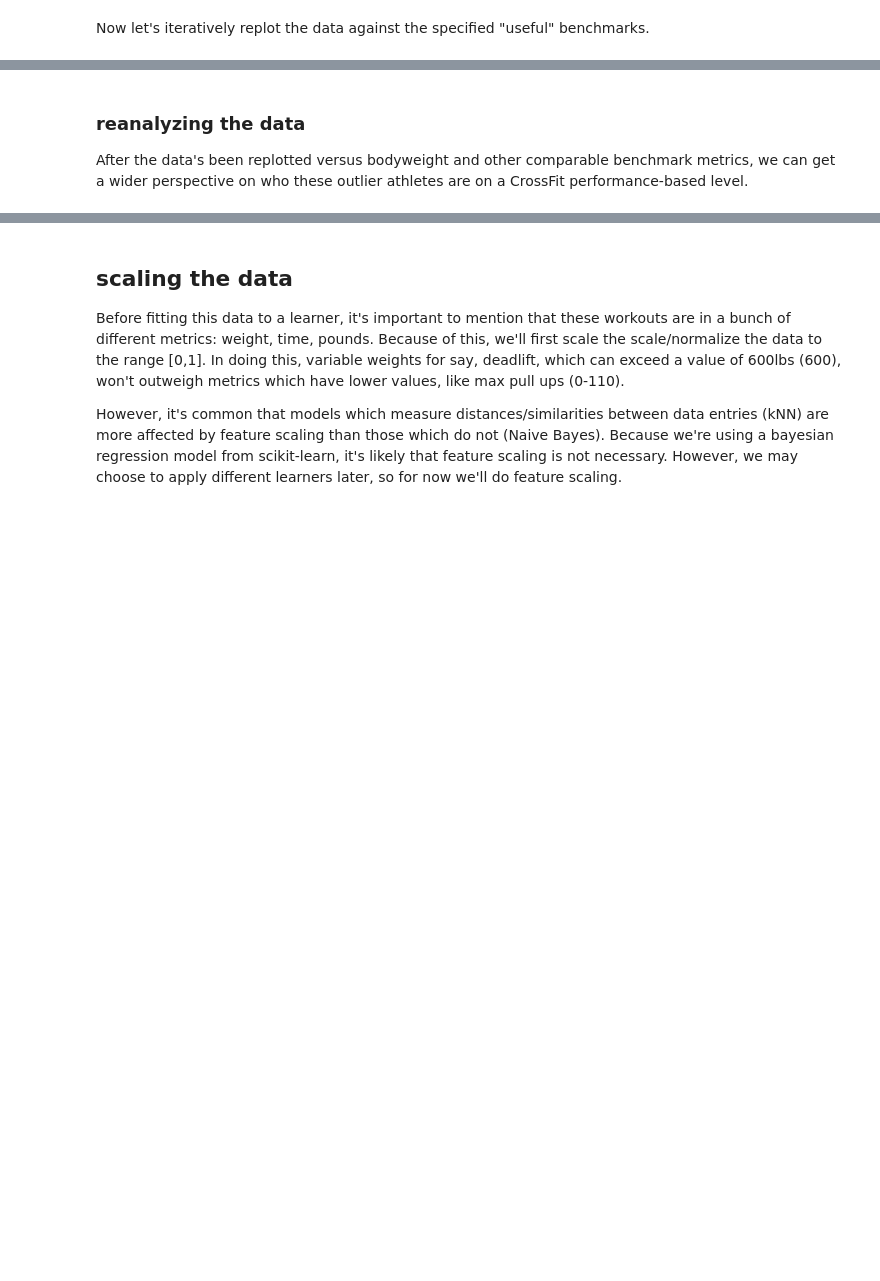
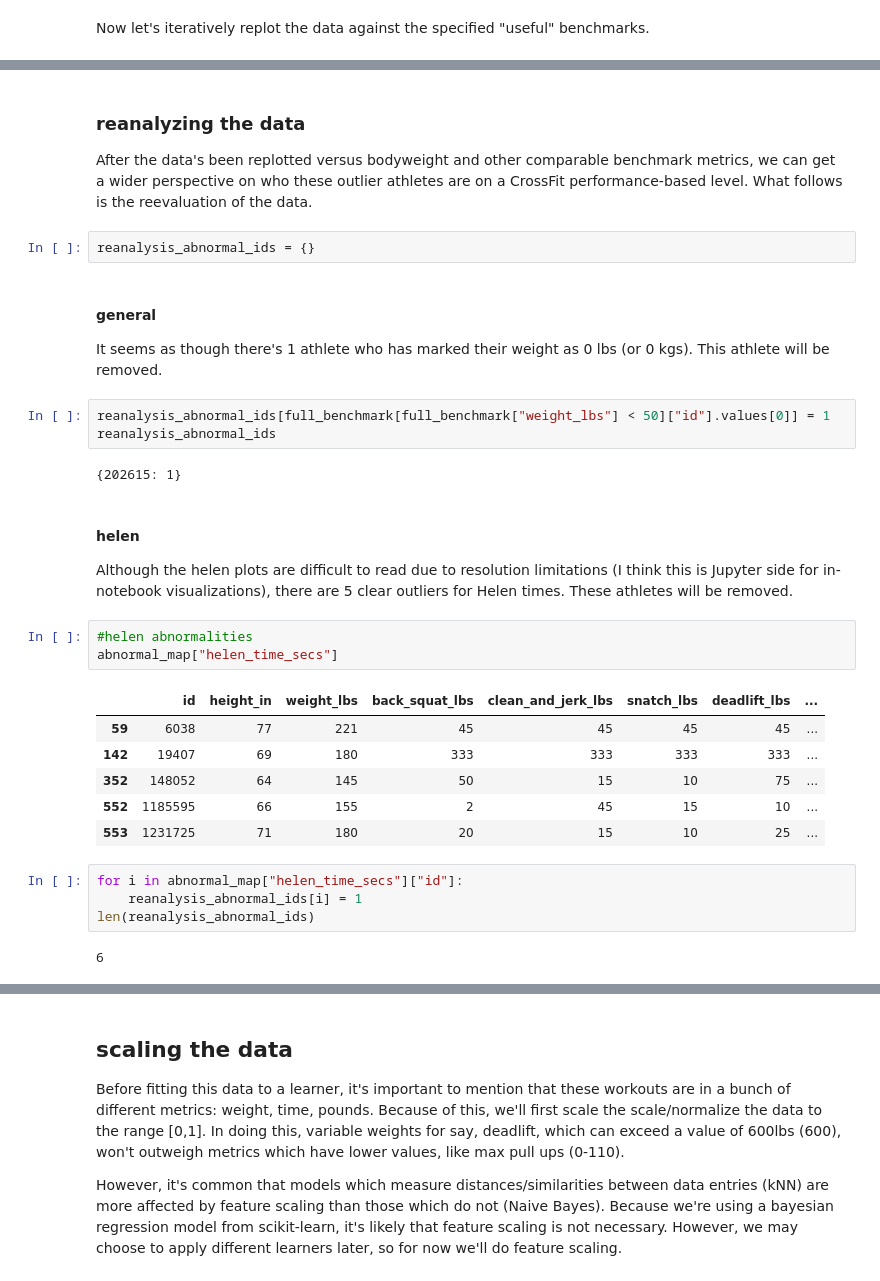
Before and after one commit to zfreedman/crossfit_open_2018, a Jupyter notebook: learning/open_bayesian_regression.ipynb, the cells around one changed output, grey strips where cells are left out. Cells and saved outputs as stored; diff of their text form; blank space fills up the shorter version.

```diff
--- a/learning/open_bayesian_regression.ipynb
+++ b/learning/open_bayesian_regression.ipynb
@@ -424,3 +441,32 @@ plot_benchmark_df(full_benchmark, replot_map, working_std_lim, benchmark_colors[
 # %% [markdown]
 ### reanalyzing the data
-After the data's been replotted versus bodyweight and other comparable benchmark metrics, we can get a wider perspective on who these outlier athletes are on a CrossFit performance-based level.
+After the data's been replotted versus bodyweight and other comparable benchmark metrics, we can get a wider perspective on who these outlier athletes are on a CrossFit performance-based level. What follows is the reevaluation of the data.
+# %%
+reanalysis_abnormal_ids = {}
+# %% [markdown]
+#### general
+It seems as though there's 1 athlete who has marked their weight as 0 lbs (or 0 kgs). This athlete will be removed.
+# %%
+reanalysis_abnormal_ids[full_benchmark[full_benchmark["weight_lbs"] < 50]["id"].values[0]] = 1
+reanalysis_abnormal_ids
+# %% [output]
+{202615: 1}
+# %% [markdown]
+#### helen
+Although the helen plots are difficult to read due to resolution limitations (I think this is Jupyter side for in-notebook visualizations), there are 5 clear outliers for Helen times. These athletes will be removed.
+# %%
+#helen abnormalities
+abnormal_map["helen_time_secs"]
+# %% [output]
+|  | id | height_in | weight_lbs | back_squat_lbs | clean_and_jerk_lbs | snatch_lbs | deadlift_lbs | ... |
+| 59 | 6038 | 77 | 221 | 45 | 45 | 45 | 45 | ... |
+| 142 | 19407 | 69 | 180 | 333 | 333 | 333 | 333 | ... |
+| 352 | 148052 | 64 | 145 | 50 | 15 | 10 | 75 | ... |
+| 552 | 1185595 | 66 | 155 | 2 | 45 | 15 | 10 | ... |
+| 553 | 1231725 | 71 | 180 | 20 | 15 | 10 | 25 | ... |
+# %%
+for i in abnormal_map["helen_time_secs"]["id"]:
+    reanalysis_abnormal_ids[i] = 1
+len(reanalysis_abnormal_ids)
+# %% [output]
+6
```
Also changed, not shown: parts of 17 cells of this notebook.
